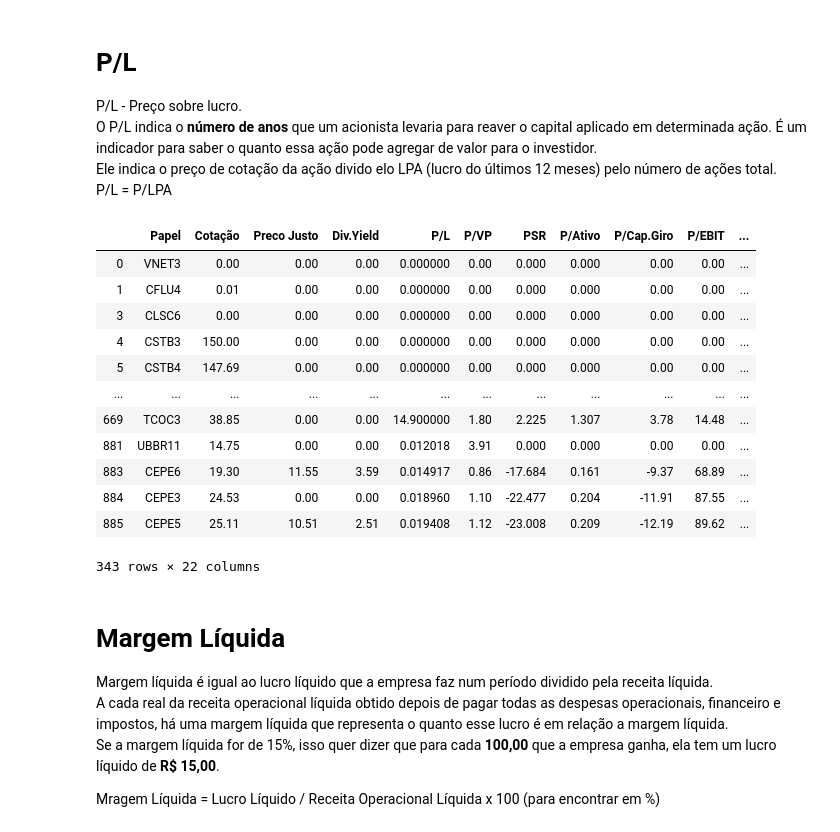
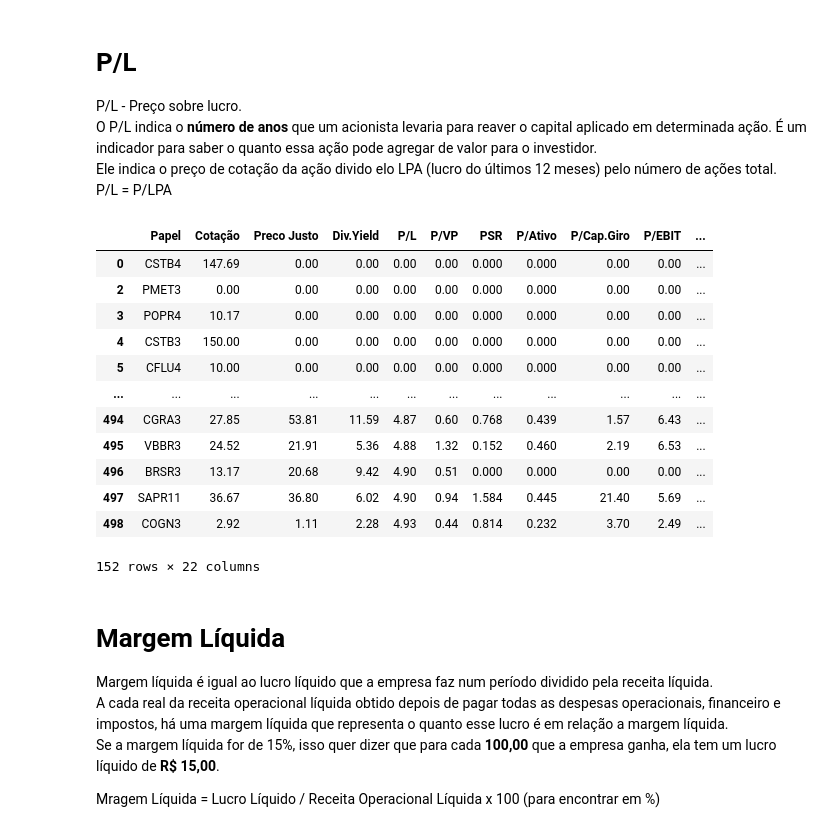
Before and after one commit to Rafaelcvo/scraping_acoes, a Jupyter notebook: scraping_acoes.ipynb, the cells around one changed output. Saved outputs shown, nothing was run; the diff lists cells and outputs as text; code cells hidden in the pictures.

```diff
--- a/scraping_acoes.ipynb
+++ b/scraping_acoes.ipynb
@@ -23,3 +42,14 @@ df = pd.DataFrame(arq[0])
+# %%
+import requests
+import pandas as pd
+from io import StringIO
+
+url = 'http://www.fundamentus.com.br/resultado.php'
+headers = {'User-Agent': 'Mozilla/5.0'}
+response = requests.get(url, headers=headers)
+
+dfs = pd.read_html(StringIO(response.text))
+df = dfs[0]
 # %% [markdown]
 Vamos analisar os dados obtidos.
 # %%
@@ -127,22 +155,22 @@ O P/L indica o **número de anos** que um acionista levaria para reaver o capita
 Ele indica o preço de cotação da ação divido elo LPA (lucro do últimos 12 meses) pelo número de ações total.
 P/L = P/LPA
 # %%
-df_pl = df_vpa[df_vpa['P/L'] < 15]
+df_pl = df_vpa[df_vpa['P/L'] < 5]
 df_pl
 # %% [output]
 |  | Papel | Cotação | Preco Justo | Div.Yield | P/L | P/VP | PSR | P/Ativo | P/Cap.Giro | P/EBIT | ... |
-| 0 | VNET3 | 0.00 | 0.00 | 0.00 | 0.000000 | 0.00 | 0.000 | 0.000 | 0.00 | 0.00 | ... |
-| 1 | CFLU4 | 0.01 | 0.00 | 0.00 | 0.000000 | 0.00 | 0.000 | 0.000 | 0.00 | 0.00 | ... |
-| 3 | CLSC6 | 0.00 | 0.00 | 0.00 | 0.000000 | 0.00 | 0.000 | 0.000 | 0.00 | 0.00 | ... |
-| 4 | CSTB3 | 150.00 | 0.00 | 0.00 | 0.000000 | 0.00 | 0.000 | 0.000 | 0.00 | 0.00 | ... |
-| 5 | CSTB4 | 147.69 | 0.00 | 0.00 | 0.000000 | 0.00 | 0.000 | 0.000 | 0.00 | 0.00 | ... |
+| 0 | CSTB4 | 147.69 | 0.00 | 0.00 | 0.00 | 0.00 | 0.000 | 0.000 | 0.00 | 0.00 | ... |
+| 2 | PMET3 | 0.00 | 0.00 | 0.00 | 0.00 | 0.00 | 0.000 | 0.000 | 0.00 | 0.00 | ... |
+| 3 | POPR4 | 10.17 | 0.00 | 0.00 | 0.00 | 0.00 | 0.000 | 0.000 | 0.00 | 0.00 | ... |
+| 4 | CSTB3 | 150.00 | 0.00 | 0.00 | 0.00 | 0.00 | 0.000 | 0.000 | 0.00 | 0.00 | ... |
+| 5 | CFLU4 | 10.00 | 0.00 | 0.00 | 0.00 | 0.00 | 0.000 | 0.000 | 0.00 | 0.00 | ... |
 | ... | ... | ... | ... | ... | ... | ... | ... | ... | ... | ... | ... |
-| 669 | TCOC3 | 38.85 | 0.00 | 0.00 | 14.900000 | 1.80 | 2.225 | 1.307 | 3.78 | 14.48 | ... |
-| 881 | UBBR11 | 14.75 | 0.00 | 0.00 | 0.012018 | 3.91 | 0.000 | 0.000 | 0.00 | 0.00 | ... |
-| 883 | CEPE6 | 19.30 | 11.55 | 3.59 | 0.014917 | 0.86 | -17.684 | 0.161 | -9.37 | 68.89 | ... |
-| 884 | CEPE3 | 24.53 | 0.00 | 0.00 | 0.018960 | 1.10 | -22.477 | 0.204 | -11.91 | 87.55 | ... |
-| 885 | CEPE5 | 25.11 | 10.51 | 2.51 | 0.019408 | 1.12 | -23.008 | 0.209 | -12.19 | 89.62 | ... |
+| 494 | CGRA3 | 27.85 | 53.81 | 11.59 | 4.87 | 0.60 | 0.768 | 0.439 | 1.57 | 6.43 | ... |
+| 495 | VBBR3 | 24.52 | 21.91 | 5.36 | 4.88 | 1.32 | 0.152 | 0.460 | 2.19 | 6.53 | ... |
+| 496 | BRSR3 | 13.17 | 20.68 | 9.42 | 4.90 | 0.51 | 0.000 | 0.000 | 0.00 | 0.00 | ... |
+| 497 | SAPR11 | 36.67 | 36.80 | 6.02 | 4.90 | 0.94 | 1.584 | 0.445 | 21.40 | 5.69 | ... |
+| 498 | COGN3 | 2.92 | 1.11 | 2.28 | 4.93 | 0.44 | 0.814 | 0.232 | 3.70 | 2.49 | ... |
-343 rows × 22 columns
+152 rows × 22 columns
 # %% [markdown]
 # Margem Líquida
 
```
Also changed, not shown: parts of 9 cells of this notebook, 5 other files.
